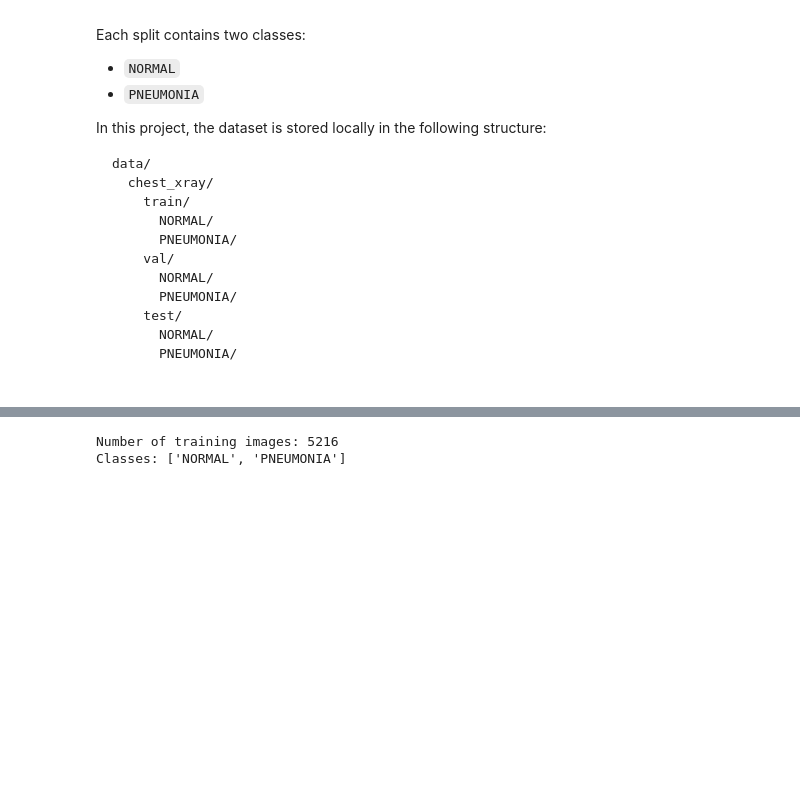
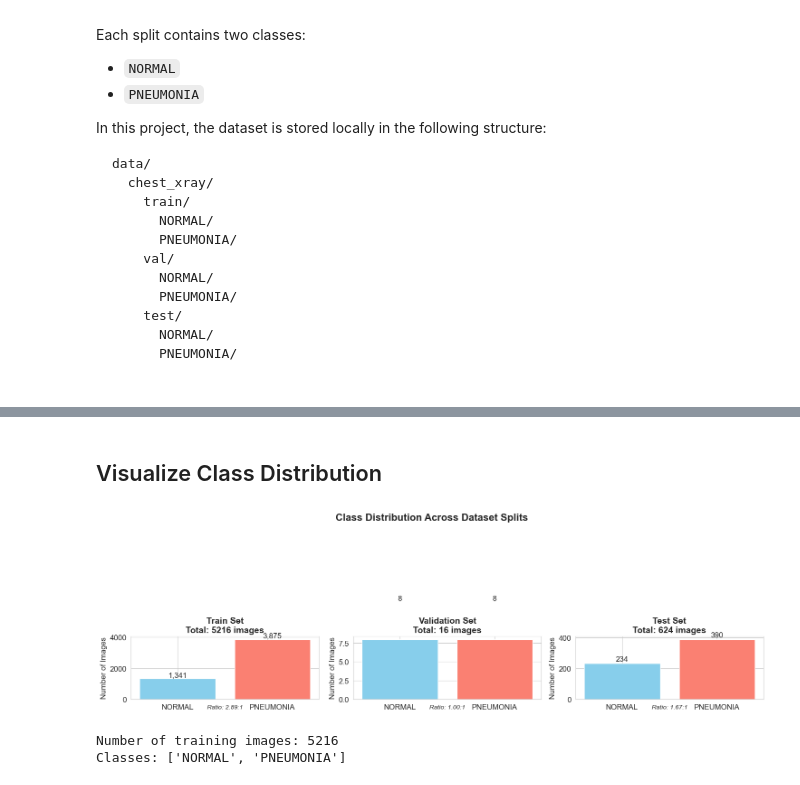
Before and after one commit to JennicaANK/CNN-Pneumonia-detector, a Jupyter notebook: data_preprocessing.ipynb, the cells around one changed output, grey strips where cells are left out. Drawn from its saved outputs; the diff is of its cells as text; code cells hidden in the pictures; blank space fills up the shorter version.

```diff
--- a/data_preprocessing.ipynb
+++ b/data_preprocessing.ipynb
@@ -86 +172,41 @@ transform = transforms.Compose([
+# %% [markdown]
+## Visualize Class Distribution
+# %%
+fig, axes = plt.subplots(1, 3, figsize=(15, 5))
+
+# Colors for the bars
+colors = {'NORMAL': 'skyblue', 'PNEUMONIA': 'salmon'}
+
+for idx, (split_name, stats) in enumerate(dataset_stats.items()):
+    # Get counts
+    normal = stats['NORMAL']
+    pneumonia = stats['PNEUMONIA']
+
+    # Create bars
+    bars = axes[idx].bar(['NORMAL', 'PNEUMONIA'],
+                        [normal, pneumonia],
+                        color=[colors['NORMAL'], colors['PNEUMONIA']])
+
+    # Add titles and labels
+    axes[idx].set_title(f'{split_name} Set\nTotal: {stats["Total"]} images')
+    axes[idx].set_ylabel('Number of Images')
+
+    # Add value labels on top of bars
+    for bar in bars:
+        height = bar.get_height()
+        axes[idx].text(bar.get_x() + bar.get_width()/2., height + 5,
+                      f'{int(height):,}', ha='center', va='bottom')
+
+    # Add ratio text below
+    if normal > 0:
+        ratio = pneumonia / normal
+        axes[idx].text(0.5, -0.15, f'Ratio: {ratio:.2f}:1',
+                      ha='center', transform=axes[idx].transAxes,
+                      fontsize=10, style='italic')
+
+plt.suptitle('Class Distribution Across Dataset Splits', fontsize=16, fontweight='bold')
+plt.tight_layout()
+plt.show()
+# %% [output]
+[figure, added]
 # %%
```
Also changed, not shown: parts of 30 cells of this notebook, 1 other file.
